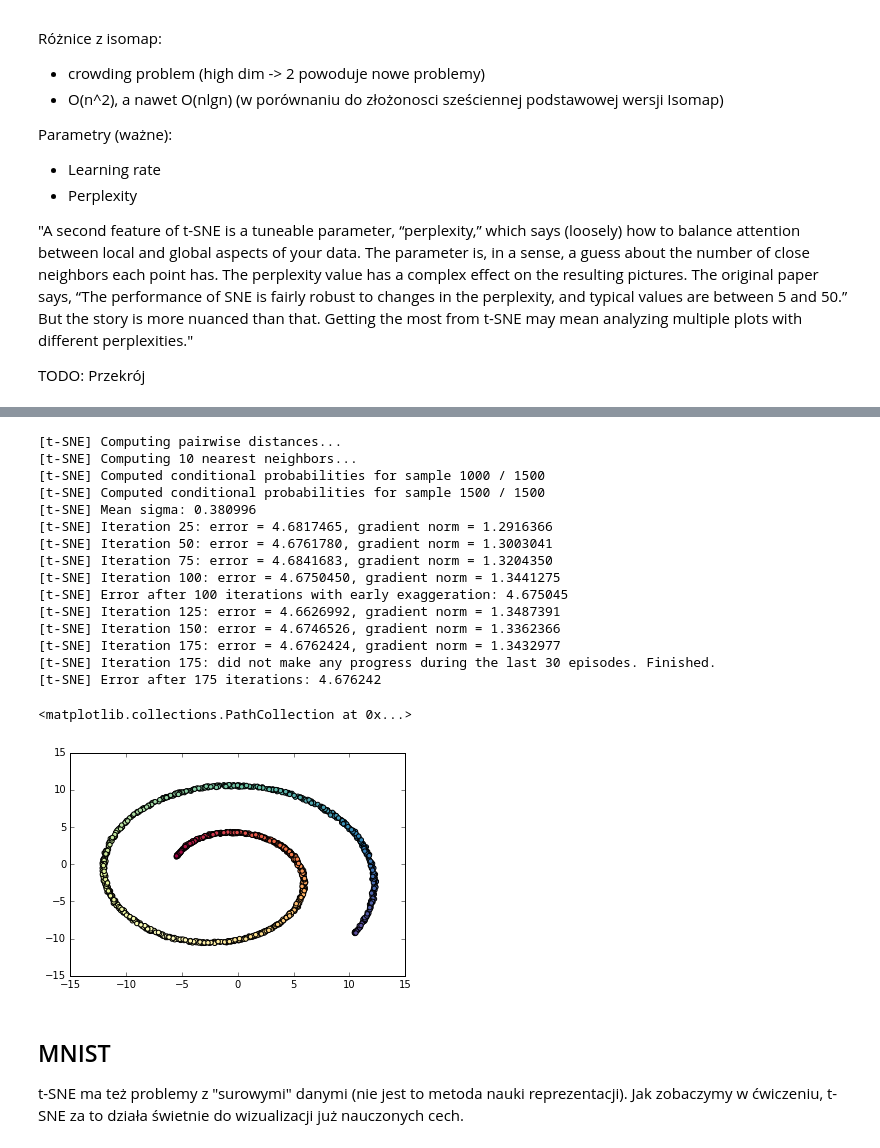
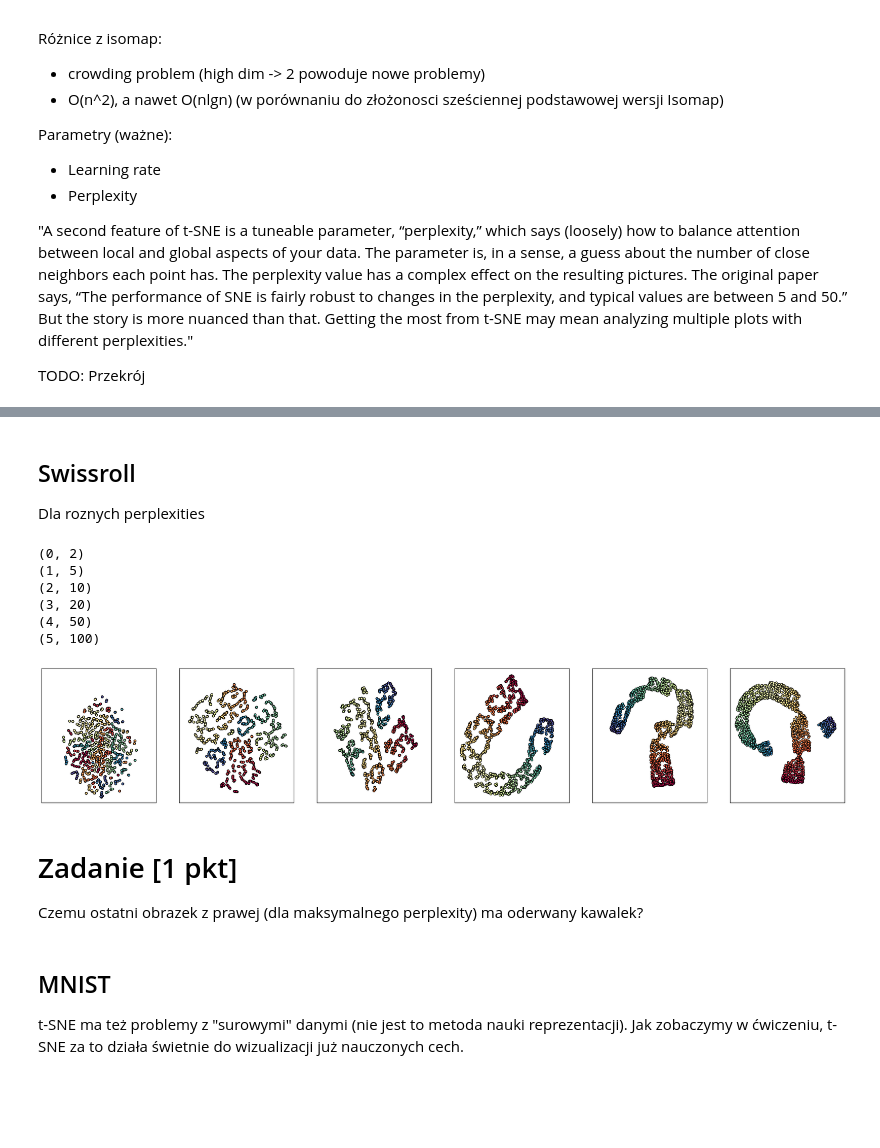
Before and after one commit to gmum/ml2017, a Jupyter notebook: L11.ipynb, the cells around one changed output, grey strips where cells are left out. Saved outputs shown, nothing was run; the diff lists cells and outputs as text; code cells hidden in the pictures; blank space fills up the shorter version.

```diff
--- a/L11.ipynb
+++ b/L11.ipynb
@@ -365,4 +361,0 @@ from sklearn.manifold import TSNE
-# %%
-X_swissroll_proj = TSNE(verbose=10, perplexity=3, learning_rate=0.001).fit_transform(X_swissroll)
-# Jak widac, swissroll nie ma globalnej struktury liniowej, stad porazka metody
-plt.scatter(X_swissroll_proj[:, 0], X_swissroll_proj[:, 1], c=z_swissroll, cmap=plt.cm.Spectral)
@@ -385,25 +362,35 @@ plt.scatter(X_swissroll_proj[:, 0], X_swissroll_proj[:, 1], c=z_swissroll, cmap=
-# %%
-X_swissroll_proj = TSNE(verbose=10, perplexity=3, learning_rate=0.01, init="pca").fit_transform(X_swissroll)
-# Jak widac, swissroll nie ma globalnej struktury liniowej, stad porazka metody
-plt.scatter(X_swissroll_proj[:, 0], X_swissroll_proj[:, 1], c=z_swissroll, cmap=plt.cm.Spectral)
-# %% [output]
-[t-SNE] Computing pairwise distances...
-[t-SNE] Computing 10 nearest neighbors...
-[t-SNE] Computed conditional probabilities for sample 1000 / 1500
-[t-SNE] Computed conditional probabilities for sample 1500 / 1500
-[t-SNE] Mean sigma: 0.380996
-[t-SNE] Iteration 25: error = 4.6817465, gradient norm = 1.2916366
-[t-SNE] Iteration 50: error = 4.6761780, gradient norm = 1.3003041
-[t-SNE] Iteration 75: error = 4.6841683, gradient norm = 1.3204350
-[t-SNE] Iteration 100: error = 4.6750450, gradient norm = 1.3441275
-[t-SNE] Error after 100 iterations with early exaggeration: 4.675045
-[t-SNE] Iteration 125: error = 4.6626992, gradient norm = 1.3487391
-[t-SNE] Iteration 150: error = 4.6746526, gradient norm = 1.3362366
-[t-SNE] Iteration 175: error = 4.6762424, gradient norm = 1.3432977
-[t-SNE] Iteration 175: did not make any progress during the last 30 episodes. Finished.
-[t-SNE] Error after 175 iterations: 4.676242
-<matplotlib.collections.PathCollection at 0x...>
-[figure, removed]
+# %% [markdown]
+## Swissroll
+
+Dla roznych perplexities
+# %%
+perplexities = [2, 5, 10, 20, 50, 100]
+# %%
+# Policzmy interpolacje miedzy 7 a 2 ze zbioru testowego
+# Prosze zwrocic na oderwanie ostatniego kawalka na ostatnim z prawej obrazku
+
+interpolated = []
+n = len(perplexities)
+plt.figure(figsize=(len(perplexities) * 5, 5))
+for i, p in enumerate(perplexities):
+    print((i, p))
+    ax = plt.subplot(1, n, i + 1)
+    X_swissroll_proj = bh_sne(X_swissroll.astype("float64"), perplexity=p)
+    plt.scatter(X_swissroll_proj[:, 0], X_swissroll_proj[:, 1], c=z_swissroll, cmap=plt.cm.Spectral)
+    ax.get_xaxis().set_visible(False)
+    ax.get_yaxis().set_visible(False)
+# %% [output]
+(0, 2)
+(1, 5)
+(2, 10)
+(3, 20)
+(4, 50)
+(5, 100)
+[figure, added]
+# %% [markdown]
+# Zadanie [1 pkt]
+
+Czemu ostatni obrazek z prawej (dla maksymalnego perplexity) ma oderwany kawalek?
 # %% [markdown]
 ## MNIST
 
```
Also changed, not shown: parts of 38 cells of this notebook.
